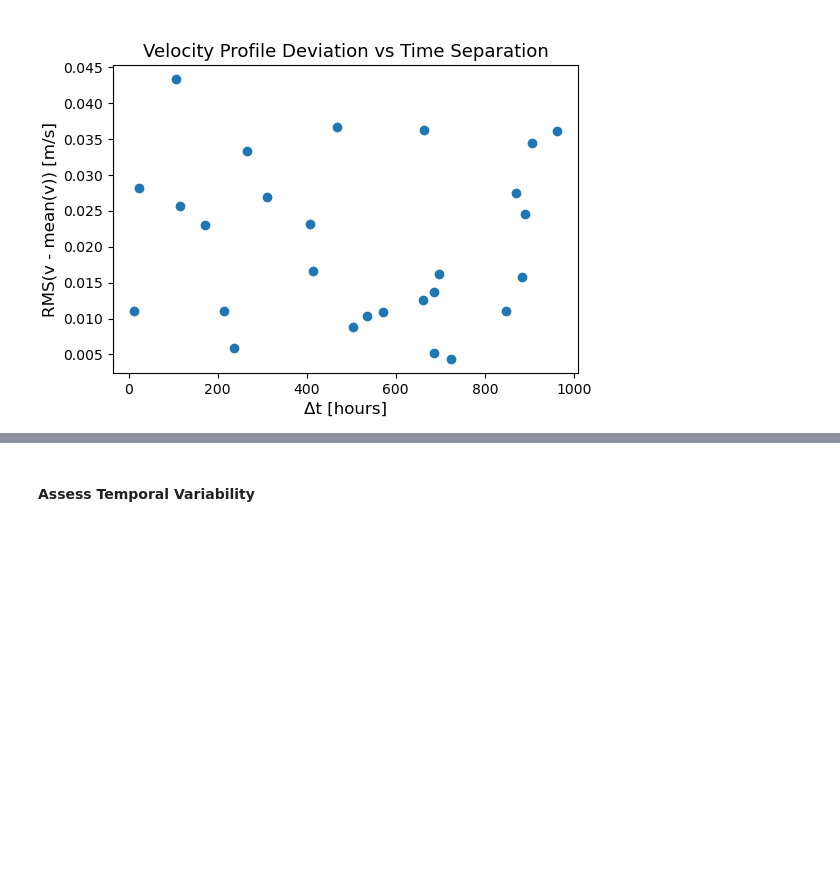
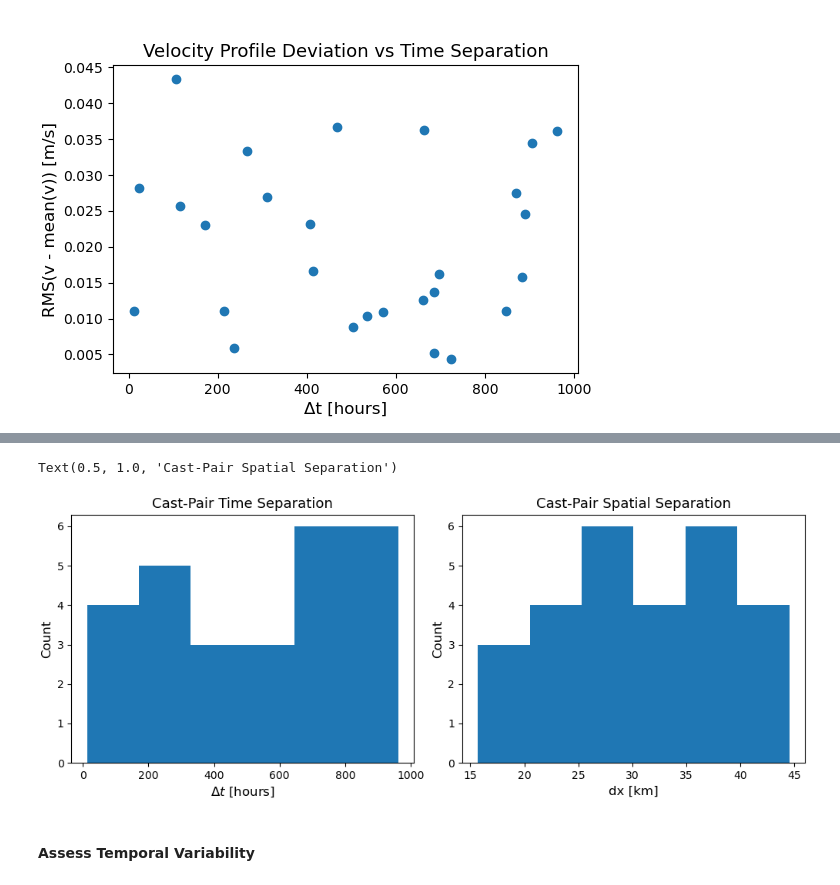
Before and after one commit to MackenzieBlanusa/TNB_tools, a Jupyter notebook: MastersThesis/DynamicMethod_PalmerCTD.ipynb, the cells around one changed output, grey strips where cells are left out. Saved outputs shown, nothing was run; the diff lists cells and outputs as text; code cells hidden in the pictures; blank space fills up the shorter version.

```diff
--- a/MastersThesis/DynamicMethod_PalmerCTD.ipynb
+++ b/MastersThesis/DynamicMethod_PalmerCTD.ipynb
@@ -1621,3 +1568,45 @@ plt.close('all')
+# %%
+dt_hours = []
+dx_km = []
+pairs = []
+
+for pair, ds in results.items():
+
+    dt_hours.append(ds.attrs['dt_hours'])
+    dx_km.append(ds.attrs['dx'] / 1000)   # convert m -> km
+    pairs.append(pair)
+
+dt_hours = np.array(dt_hours)
+dx_km = np.array(dx_km)
+# %%
+fig, axes = plt.subplots(
+    1, 2,
+    figsize=(10, 4),
+    constrained_layout=True
+)
+
+# -------------------------
+# Δt histogram
+# -------------------------
+axes[0].hist(dt_hours, bins='auto')
+
+axes[0].set_xlabel(r'$\Delta t$ [hours]')
+axes[0].set_ylabel('Count')
+axes[0].set_title('Cast-Pair Time Separation')
+
+# -------------------------
+# dx histogram
+# -------------------------
+axes[1].hist(dx_km, bins='auto')
+
+axes[1].set_xlabel('dx [km]')
+axes[1].set_ylabel('Count')
+axes[1].set_title('Cast-Pair Spatial Separation')
+
+# plt.savefig('dt_dx_histograms.png',dpi=400)
+# %% [output]
+Text(0.5, 1.0, 'Cast-Pair Spatial Separation')
+[figure, added]
 # %% [markdown]
 #### Assess Temporal Variability
 # %%
```
Also changed, not shown: parts of 23 cells of this notebook.
